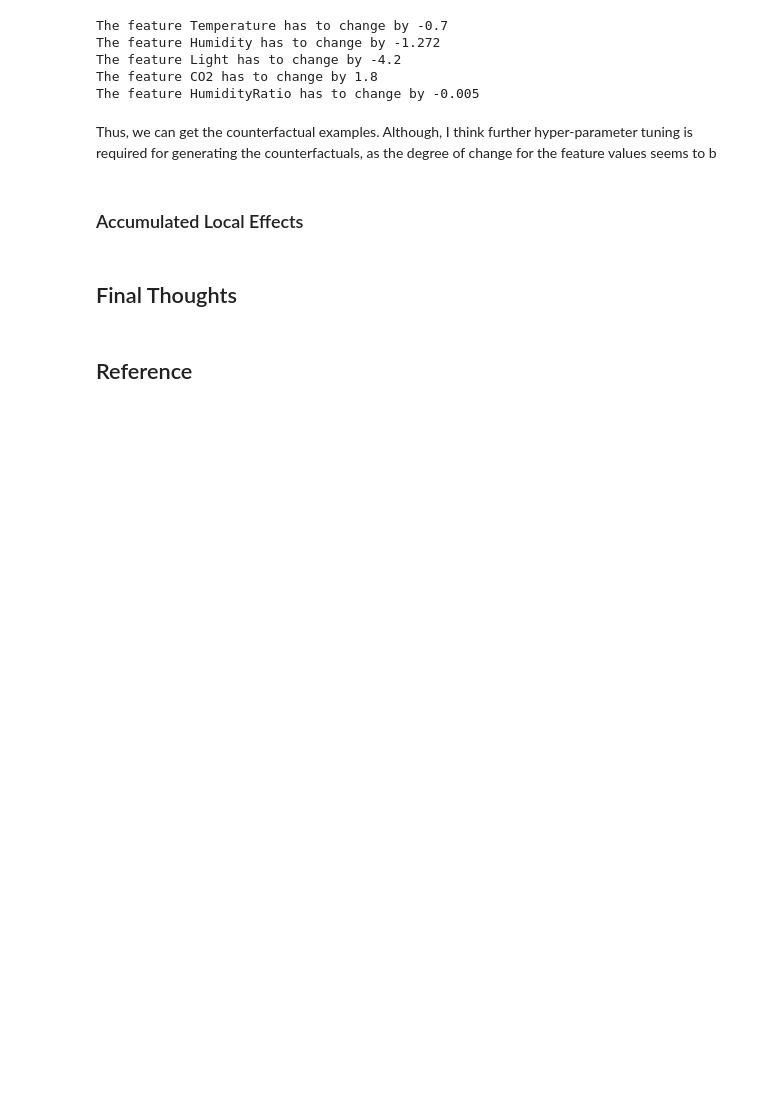
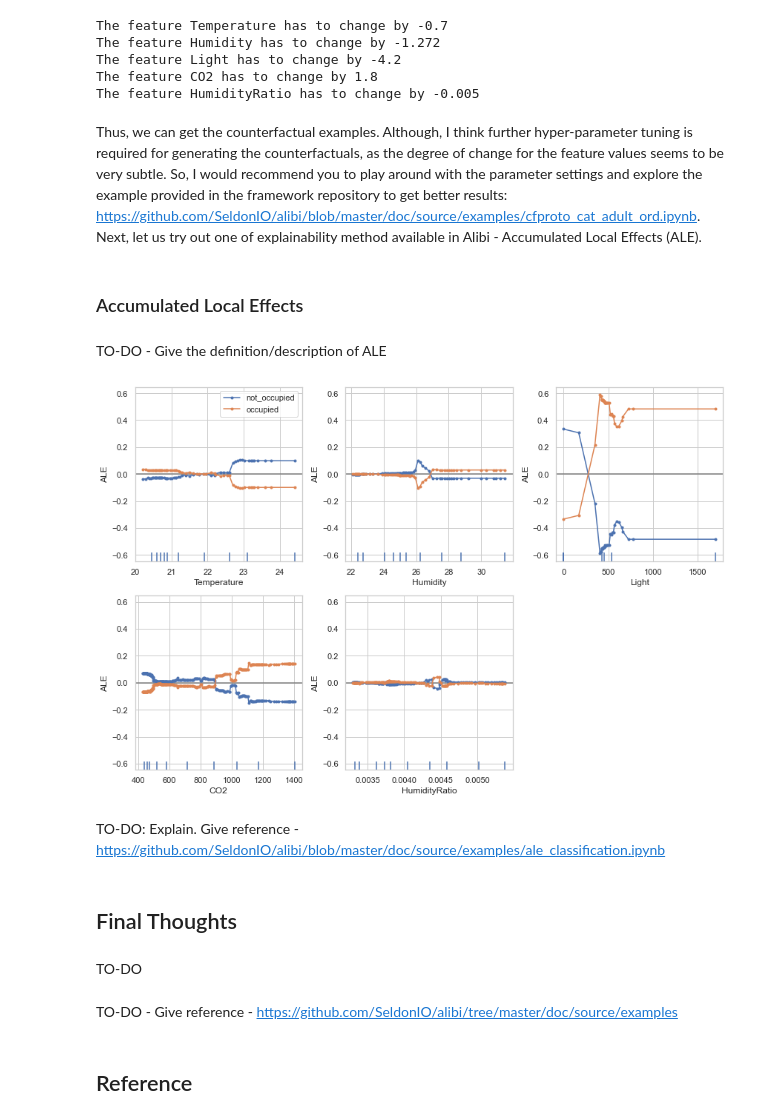
Before and after one commit to PacktPublishing/Applied-Machine-Learning-Explainability-Techniques, a Jupyter notebook: Chapter09/ALIBI_example.ipynb, the cells around one changed output. Drawn from its saved outputs; the diff is of its cells as text; code cells hidden in the pictures; blank space fills up the shorter version.

Commit message:
Initial Alibi tutorial is complete, give description and references

```diff
--- a/Chapter09/ALIBI_example.ipynb
+++ b/Chapter09/ALIBI_example.ipynb
@@ -422,11 +422,26 @@ The feature Light has to change by -4.2
 The feature CO2 has to change by 1.8
 The feature HumidityRatio has to change by -0.005
 # %% [markdown]
-Thus, we can get the counterfactual examples. Although, I think further hyper-parameter tuning is required for generating the counterfactuals, as the degree of change for the feature values seems to b
+Thus, we can get the counterfactual examples. Although, I think further hyper-parameter tuning is required for generating the counterfactuals, as the degree of change for the feature values seems to be very subtle. So, I would recommend you to play around with the parameter settings and explore the example provided in the framework repository to get better results: https://github.com/SeldonIO/alibi/blob/master/doc/source/examples/cfproto_cat_adult_ord.ipynb. Next, let us try out one of explainability method available in Alibi - Accumulated Local Effects (ALE).
 # %% [markdown]
 ### Accumulated Local Effects
+# %% [markdown]
+TO-DO - Give the definition/description of ALE
+# %%
+proba_ale = ale.ALE(predict_fn, feature_names=numeric, target_names=class_names)
+proba_explain = proba_ale.explain(df_test.values)
+# %%
+ale.plot_ale(proba_explain, n_cols=3, fig_kw={'figwidth': 12, 'figheight': 8});
+# %% [output]
+[figure, added]
+# %% [markdown]
+TO-DO: Explain. Give reference - https://github.com/SeldonIO/alibi/blob/master/doc/source/examples/ale_classification.ipynb
 # %% [markdown]
 ## Final Thoughts
+# %% [markdown]
+TO-DO
+# %% [markdown]
+TO-DO - Give reference - https://github.com/SeldonIO/alibi/tree/master/doc/source/examples
 # %% [markdown]
 ## Reference
 # %% [markdown]
```
Also changed, not shown: parts of 1 cell of this notebook.
